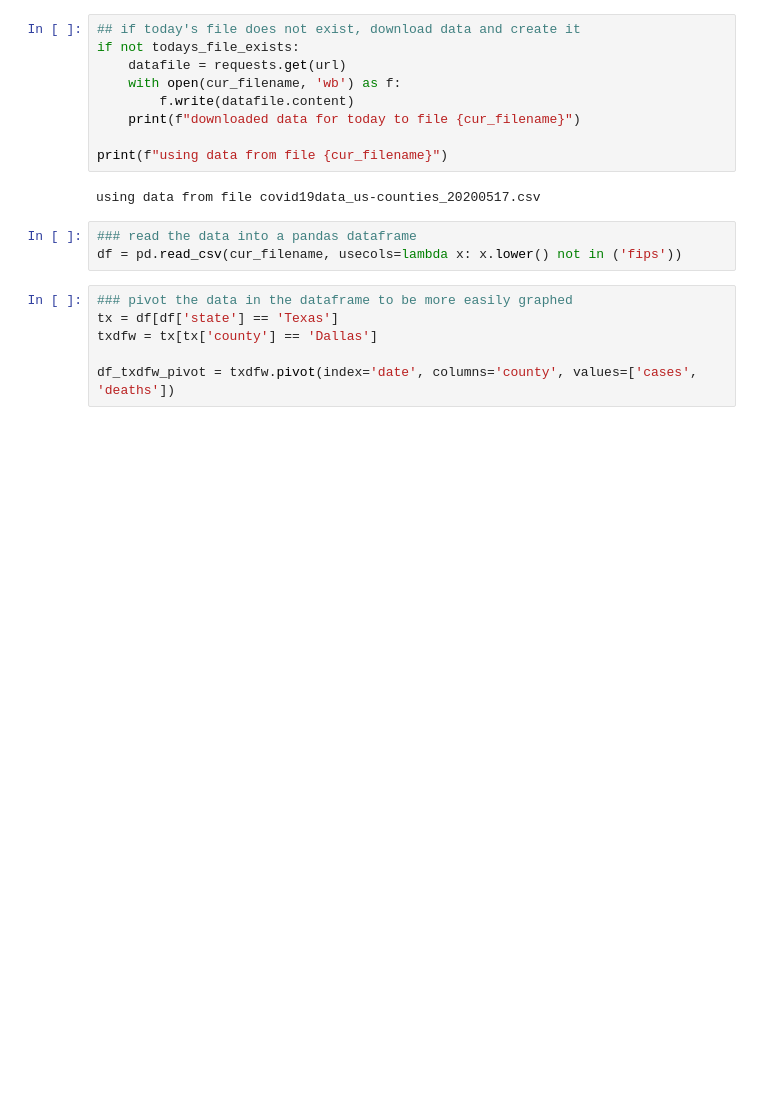
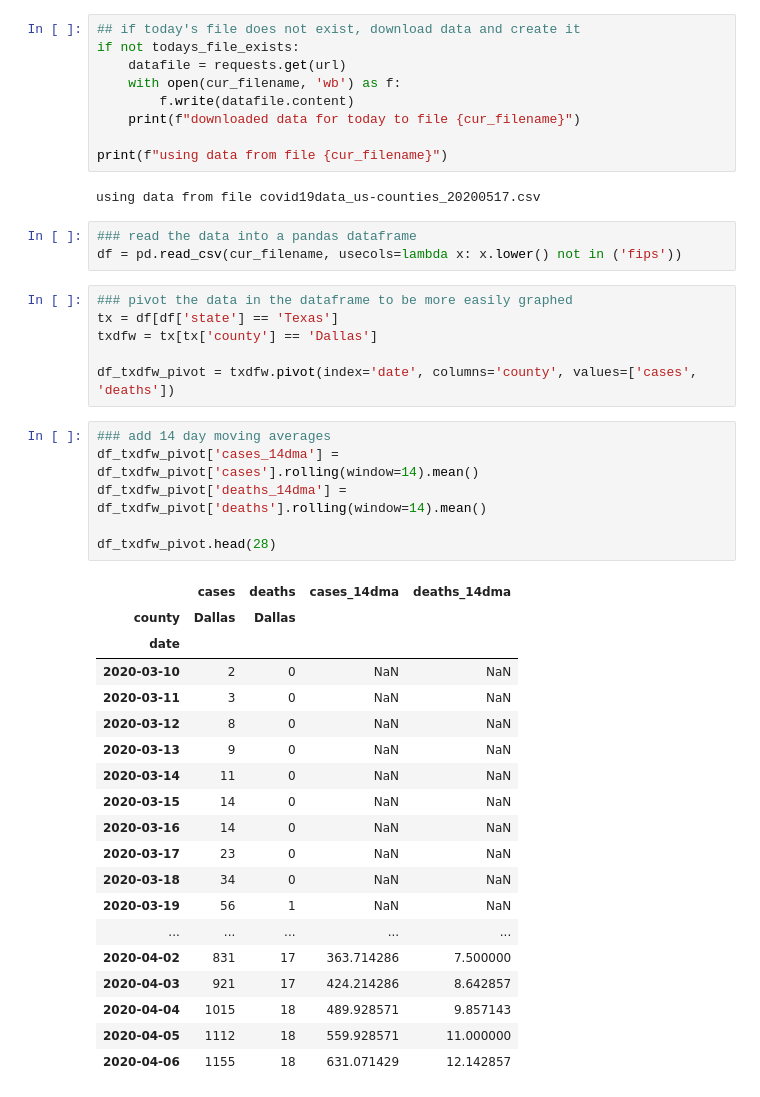
Before and after one commit to mattster/covid19analysis, a Jupyter notebook: CovidAnalysis-NYTdata.ipynb, the cells around one changed output. Drawn from its saved outputs; the diff is of its cells as text; blank space fills up the shorter version.

```diff
--- a/CovidAnalysis-NYTdata.ipynb
+++ b/CovidAnalysis-NYTdata.ipynb
@@ -46,5 +46,31 @@ tx = df[df['state'] == 'Texas']
 txdfw = tx[tx['county'] == 'Dallas']
 
 df_txdfw_pivot = txdfw.pivot(index='date', columns='county', values=['cases', 'deaths'])
+# %%
+### add 14 day moving averages
+df_txdfw_pivot['cases_14dma'] = df_txdfw_pivot['cases'].rolling(window=14).mean()
+df_txdfw_pivot['deaths_14dma'] = df_txdfw_pivot['deaths'].rolling(window=14).mean()
+
+df_txdfw_pivot.head(28)
+# %% [output]
+|  | cases | deaths | cases_14dma | deaths_14dma |
+| county | Dallas | Dallas |  |  |
+| date |  |  |  |  |
+| 2020-03-10 | 2 | 0 | NaN | NaN |
+| 2020-03-11 | 3 | 0 | NaN | NaN |
+| 2020-03-12 | 8 | 0 | NaN | NaN |
+| 2020-03-13 | 9 | 0 | NaN | NaN |
+| 2020-03-14 | 11 | 0 | NaN | NaN |
+| 2020-03-15 | 14 | 0 | NaN | NaN |
+| 2020-03-16 | 14 | 0 | NaN | NaN |
+| 2020-03-17 | 23 | 0 | NaN | NaN |
+| 2020-03-18 | 34 | 0 | NaN | NaN |
+| 2020-03-19 | 56 | 1 | NaN | NaN |
+| ... | ... | ... | ... | ... |
+| 2020-04-02 | 831 | 17 | 363.714286 | 7.500000 |
+| 2020-04-03 | 921 | 17 | 424.214286 | 8.642857 |
+| 2020-04-04 | 1015 | 18 | 489.928571 | 9.857143 |
+| 2020-04-05 | 1112 | 18 | 559.928571 | 11.000000 |
+| 2020-04-06 | 1155 | 18 | 631.071429 | 12.142857 |
 # %%
 ### plot the graph
```
Also changed, not shown: parts of 1 cell of this notebook.
